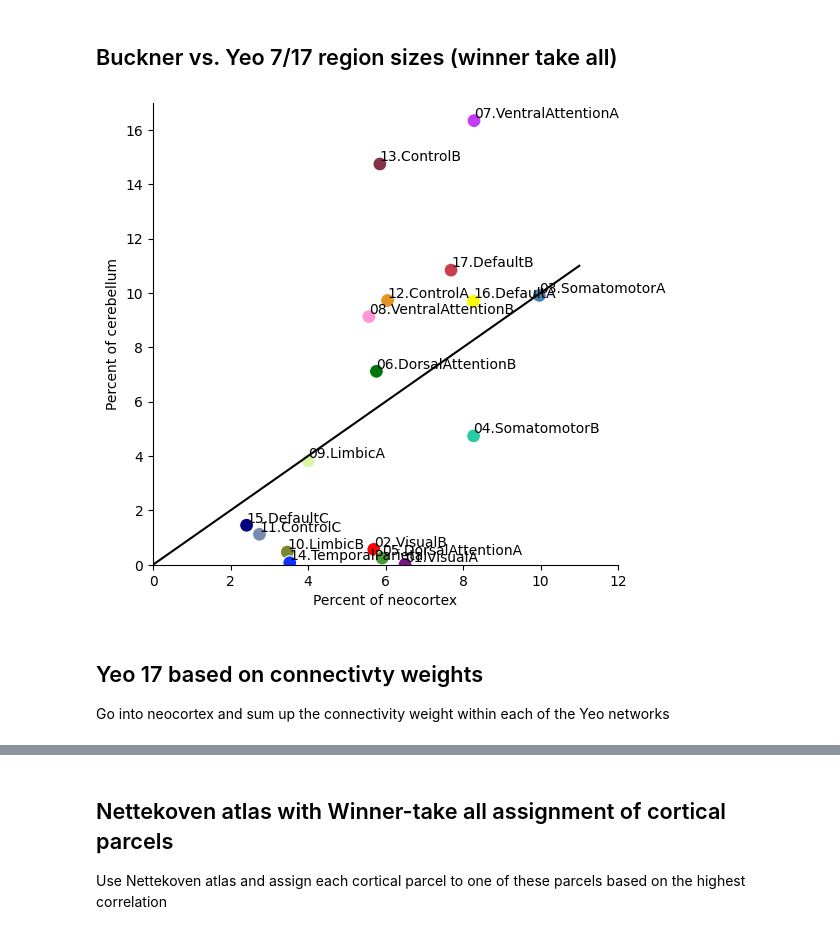
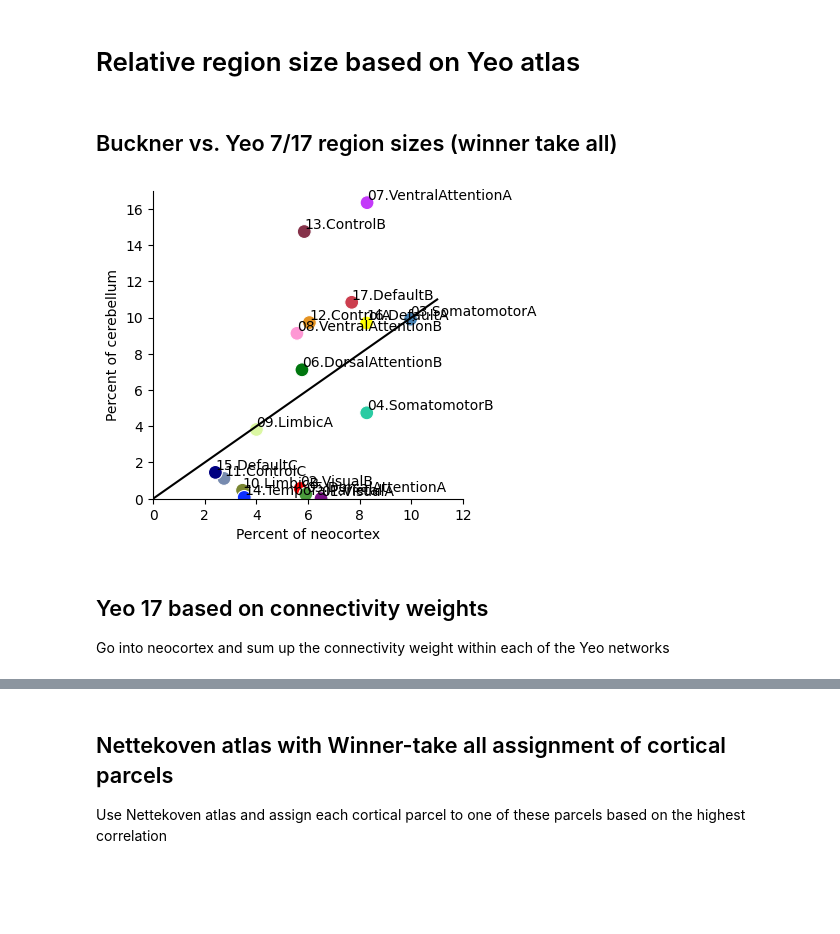
Before and after one commit to DiedrichsenLab/cortico_cereb_connectivity, a Jupyter notebook: notebooks/5. Model_description/Size_of_regions_analysis.ipynb, the cells around one changed output, grey strips where cells are left out. Cells and saved outputs as stored; diff of their text form; code cells hidden in the pictures; blank space fills up the shorter version.

Commit message:
Scaling network weights

```diff
--- a/notebooks/5. Model_description/Size_of_regions_analysis.ipynb
+++ b/notebooks/5. Model_description/Size_of_regions_analysis.ipynb
@@ -15,9 +15,10 @@ import Functional_Fusion.matrix as fm
 import nibabel as nb
 import nitools as nt
 fig_dir =  '/Users/jdiedrichsen/Dropbox/Talks/2026/05_StJudes'
+# %% [markdown]
+# Relative region size based on Yeo atlas
 # %%
 def plot_figure(T,label_colors):
-    plt.figure(figsize=(6,6))
     sb.scatterplot(T,x='cort_size',y='cereb_size',color=label_colors,s=100)
     sb.despine()
     for x,y,label in zip(T.cort_size,T.cereb_size,T.name):
@@ -25,8 +26,8 @@ def plot_figure(T,label_colors):
     ax=plt.gca()
     ax.set_xlabel('Percent of neocortex')
     ax.set_ylabel('Percent of cerebellum')
-    ax.set_xlim([0,12])
-    ax.set_ylim([0,17])
+    # ax.set_xlim([0,12])
+    # ax.set_ylim([0,17])
     plt.plot([0,11],[0,11],'k-')
 # %% [markdown]
 ##  Buckner vs. Yeo 7/17 region sizes (winner take all)
@@ -70,12 +72,13 @@ T={'name':label_names[1:],
 T=pd.DataFrame(T)
 label_colors = label_colors[1:,:]
 # %%
+plt.figure(figsize=(4,4))
 plot_figure(T,label_colors)
 # plt.savefig(fig_dir + '/Yeo17_networksize.pdf', bbox_inches='tight')
 # %% [output]
-[figure, old version]
+[figure, new version]
 # %% [markdown]
-## Yeo 17 based on connectivty weights
+## Yeo 17 based on connectivity weights
 Go into neocortex and sum up the connectivity weight within each of the Yeo networks
 # %%
 # Do the overall model NNLS
```
Also changed, not shown: parts of 5 cells of this notebook, 8 other files.
